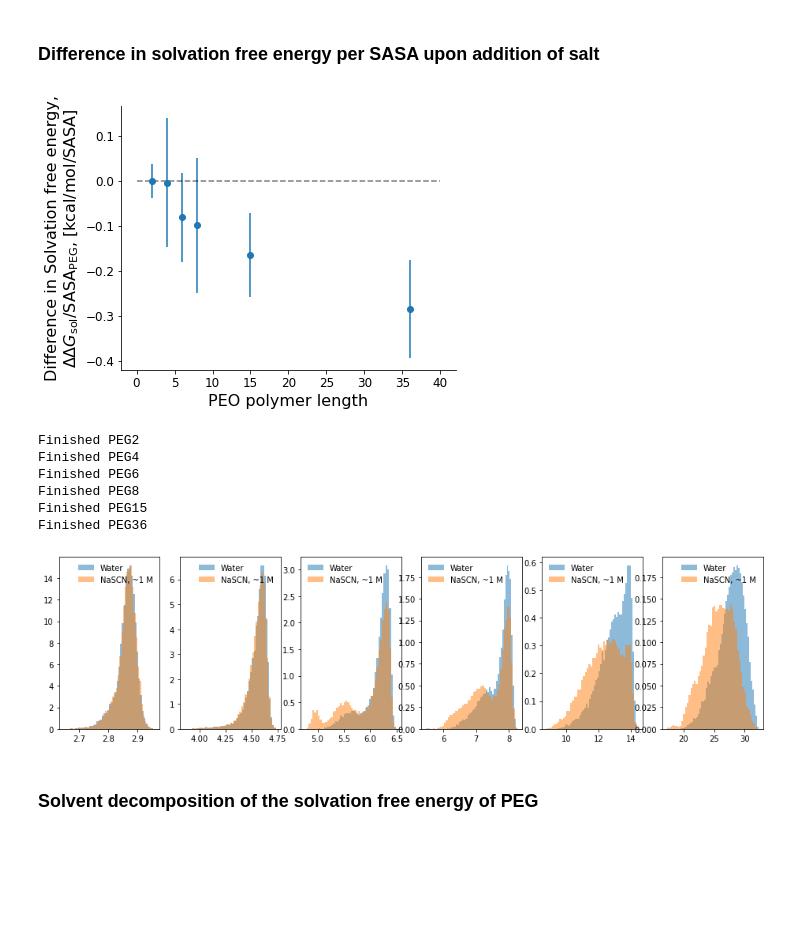
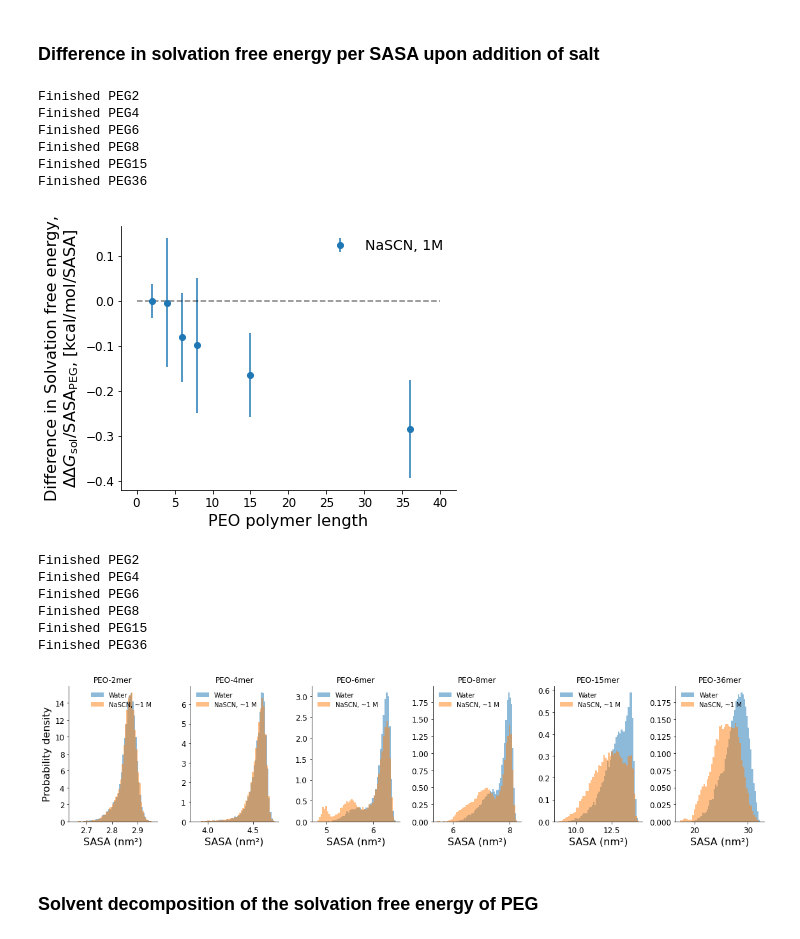
Before and after one commit to SHervoe-Hansen/PEO_solubility_in_NaCl, a Jupyter notebook: Analysis.ipynb, the cells around one changed output. Saved outputs shown, nothing was run; the diff lists cells and outputs as text; code cells hidden in the pictures; blank space fills up the shorter version.

Commit message:
Updated analysis notebook to make use of loops over conditions

```diff
--- a/Analysis.ipynb
+++ b/Analysis.ipynb
@@ -539,6 +525,9 @@ fig.savefig('Figures/PEG_polymerlength_salt_difference.pdf', bbox_inches='tight'
 ### Difference in solvation free energy per SASA upon addition of salt
 # %%
 fig, ax = plt.subplots(figsize=(6,4.5))
+icons = []
+
+conditions = ['No_salt', 'NaSCN/1.00']
 
 slvfe = np.zeros(shape=(len(nmers), len(salts)))
 slvfe_err = np.zeros(shape=(len(nmers), len(salts)))
@@ -546,7 +535,8 @@ slvfe_err = np.zeros(shape=(len(nmers), len(salts)))
 for i, nmer in enumerate(nmers):
     pdb = md.load_pdb('Simulations/PEG{nmer}mer/NaSCN/1.00/PEG_{nmer}_NaSCN_hydrated_sol.pdb'.format(nmer=nmer))
     PEG_indices = pdb.topology.select('(resname PGH) or (resname PGM) or (resname PGT)')
-    for j, condition in enumerate(['No_salt', 'NaSCN/1.00']):
+
+    for j, condition in enumerate(conditions):
         traj = md.load_xtc('Simulations/PEG{}mer/{}/trajectory_sol.xtc'.format(nmer, condition),
                            top='PDB_files/PEO-{}-mer.pdb'.format(nmer), atom_indices=PEG_indices)
         sasa = md.shrake_rupley(traj, mode='residue')
@@ -559,14 +549,20 @@ for i, nmer in enumerate(nmers):
                 slvfe[i][j] = float(lines[lineNR+10].split()[1]) / sasa.sum(axis=1).mean()
                 slvfe_err[i][j] = float(lines[lineNR+10].split()[2]) / sasa.sum(axis=1).mean()
                 break
+    print('Finished PEG{}'.format(nmer))
 
 slvfe = unumpy.uarray(slvfe, slvfe_err)
 
-sims = ax.errorbar(nmers, unumpy.nominal_values(np.diff(slvfe)).T[0],
-                   yerr=unumpy.std_devs(np.diff(slvfe)).T[0],
-                   marker='o', linestyle='None', color='C0', alpha=1)
+# Get to plotting...
+for i in range(1,len(conditions)):
+    dslvfe = slvfe[:,i] - slvfe[:,0]
+    errplt = ax.errorbar(nmers, unumpy.nominal_values(dslvfe), yerr=unumpy.std_devs(dslvfe),
+                         marker='o', linestyle='None', color='C{}'.format(i-1), alpha=1)
+    icons.append(errplt)
 
 ax.hlines(0, xmin=0, xmax=40, colors='black', linestyle='dashed', alpha=0.5)
+leg = ax.legend(icons, ['NaSCN, 1M', 'NaCl, 1M'],
+                loc='upper right', frameon=False, fontsize=14)
 
 ax.set_xlabel('PEO polymer length', fontsize=16)
 ax.set_ylabel('Difference in Solvation free energy,\n$\Delta\Delta G_{\mathrm{sol}}/\mathrm{SASA}_{\mathrm{PEG}}$, [kcal/mol/SASA]', fontsize=16)
@@ -578,34 +574,48 @@ ax.spines['top'].set_visible(False)
 fig.tight_layout()
 fig.savefig('Figures/PEG_polymerlength_salt_difference_SASA_scaled.pdf', bbox_inches='tight')
 # %% [output]
+Finished PEG2
+Finished PEG4
+Finished PEG6
+Finished PEG8
+Finished PEG15
+Finished PEG36
-[figure, old version]
+[figure, new version]
 # %%
 fig, axes = plt.subplots(nrows=1, ncols=6, figsize=(16,4))
 
 for i, nmer in enumerate(nmers):
     pdb = md.load_pdb('Simulations/PEG{nmer}mer/NaSCN/1.00/PEG_{nmer}_NaSCN_hydrated_sol.pdb'.format(nmer=nmer))
     PEG_indices = pdb.topology.select('(resname PGH) or (resname PGM) or (resname PGT)')
     for j, condition in enumerate(['No_salt', 'NaSCN/1.00']):
         traj = md.load_xtc('Simulations/PEG{}mer/{}/trajectory_sol.xtc'.format(nmer, condition),
                            top='PDB_files/PEO-{}-mer.pdb'.format(nmer), atom_indices=PEG_indices)
         sasa = md.shrake_rupley(traj, mode='residue')
 
-        if j == 0:
-            label = 'Water'
-        if j == 1:
-            label = 'NaSCN, ~1 M'
-        axes[i].hist(sasa.sum(axis=1), bins=50, color='C'+str(j), alpha=0.5, label=label, density=True)
+        labels = ['Water', 'NaSCN, ~1 M']
+        axes[i].hist(sasa.sum(axis=1), bins=50, color='C'+str(j), alpha=0.5, label=labels[j], density=True)
 
     axes[i].legend(loc=0, frameon=False)
     print('Finished PEG{}'.format(nmer))
+
+for i, ax in enumerate(axes):
+    ax.set_xlabel('SASA (nm²)', fontsize=16)
+    if i == 0:
+        ax.set_ylabel('Probability density', fontsize=16)
+    ax.tick_params(axis='both', which='major', labelsize=12)
+    ax.spines['right'].set_visible(False)
+    ax.spines['top'].set_visible(False)
+    ax.set_title('PEO-{}mer'.format(str(nmers[i])))
+
+fig.tight_layout()
 # %% [output]
 Finished PEG2
 Finished PEG4
 Finished PEG6
 Finished PEG8
 Finished PEG15
 Finished PEG36
-[figure, old version]
+[figure, new version]
 # %% [markdown]
 ### Solvent decomposition of the solvation free energy of PEG
 # %%
```
Also changed, not shown: parts of 6 cells of this notebook, 6 other files.
